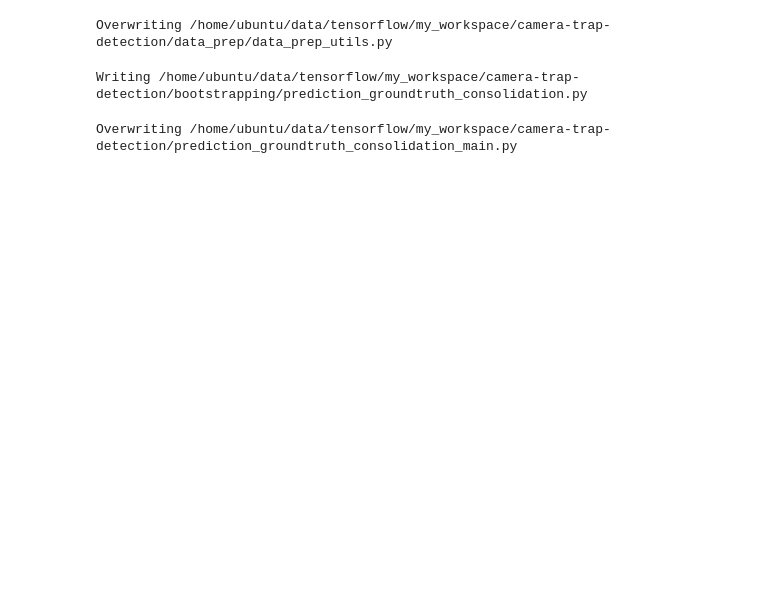
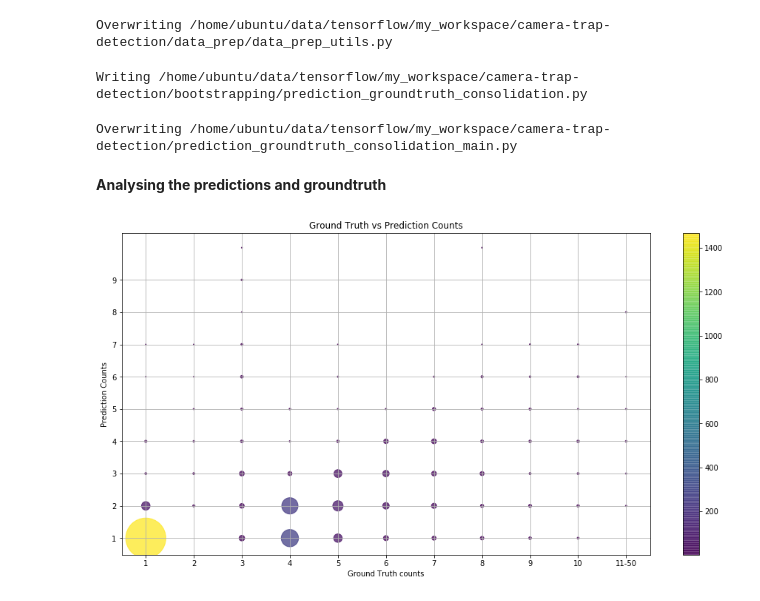
Before and after one commit to Manish-rai21bit/camera-trap-detection, a Jupyter notebook: bootstrapping/bootstrapping_species_detection.ipynb, the cells around one changed output. Saved outputs shown, nothing was run; the diff lists cells and outputs as text; code cells hidden in the pictures; blank space fills up the shorter version.

Commit message:
pred vs groundtruth analysis graphs

```diff
--- a/bootstrapping/bootstrapping_species_detection.ipynb
+++ b/bootstrapping/bootstrapping_species_detection.ipynb
@@ -465,3 +465,28 @@ if __name__=='__main__':
     df.to_csv(args.outfile, index=False)
 # %% [output]
 Overwriting /home/ubuntu/data/tensorflow/my_workspace/camera-trap-detection/prediction_groundtruth_consolidation_main.py
+# %% [markdown]
+**Analysing the predictions and groundtruth**
+# %%
+import matplotlib.pyplot as plt
+
+pred_groundtruth_consolidate_csv = '/home/ubuntu/data/tensorflow/my_workspace/camera-trap-detection/test.csv'
+df_vis = pd.read_csv(pred_groundtruth_consolidate_csv)
+# df_vis1 = df_vis.groupby(by=['filename'], as_index=False)['groundtruth_counts', 'prediction_counts'].sum()
+
+df_vis2 = df_vis.groupby(by=['groundtruth_counts', 'prediction_counts'], as_index=False)['filename'].count()
+df_vis2 = df_vis2.rename(columns={'filename': 'count_cases'}, index=str)
+
+fig, ax = plt.subplots(figsize=(16, 8))
+im = ax.scatter(df_vis2['groundtruth_counts'], df_vis2['prediction_counts'], c=df_vis2['count_cases'],\
+            s=2*df_vis2['count_cases'], alpha=0.75)
+ax.set_xticklabels(['1', '2', '3', '4', '5', '6', '7', '8', '9', '10', '11-50'])
+ax.set_yticks(range(1, 10, 1))
+ax.set_title('Ground Truth vs Prediction Counts')
+ax.set_xlabel('Ground Truth counts')
+ax.set_ylabel('Prediction Counts')
+fig.colorbar(im)
+ax.grid()
+plt.show()
+# %% [output]
+[figure, added]
```
Also changed, not shown: parts of 6 cells of this notebook.
